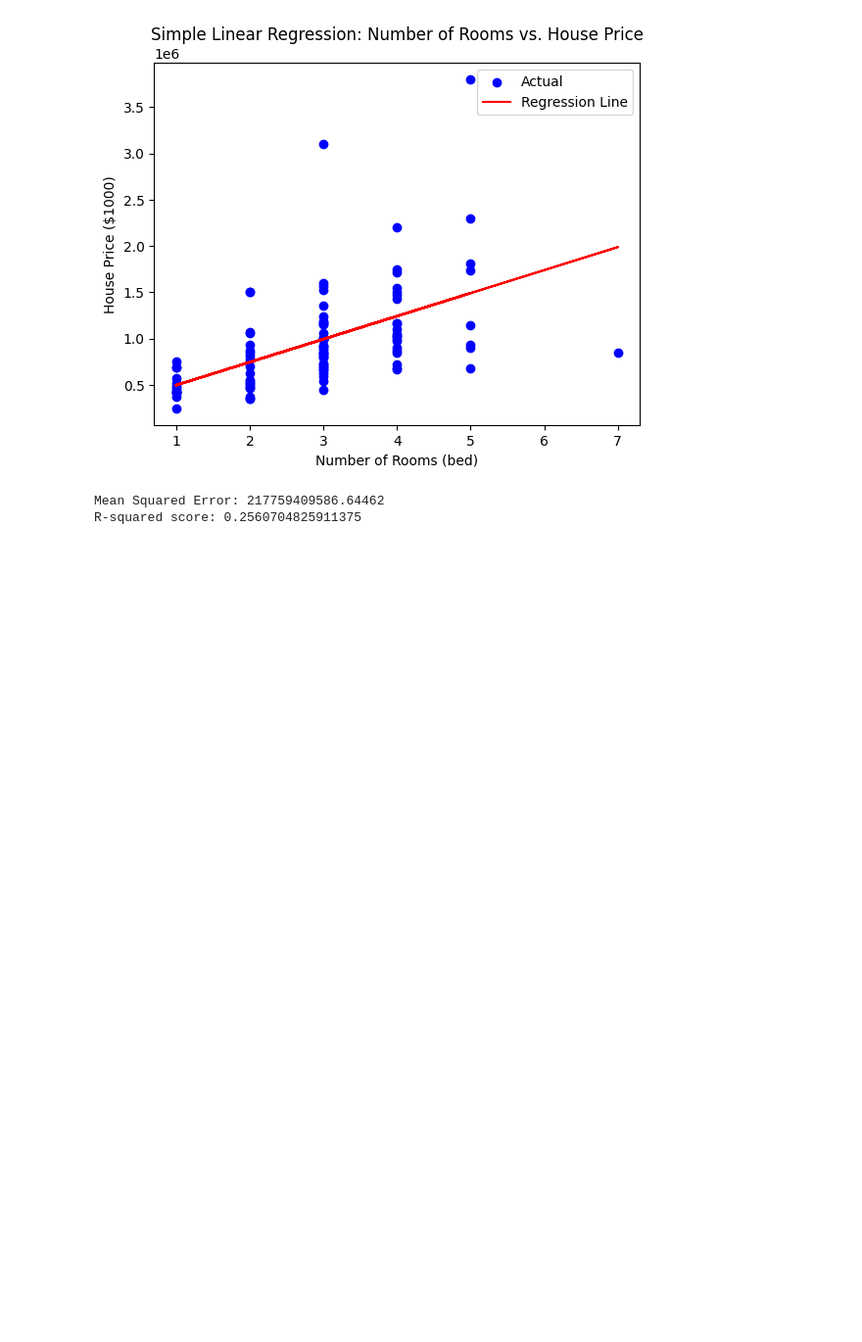
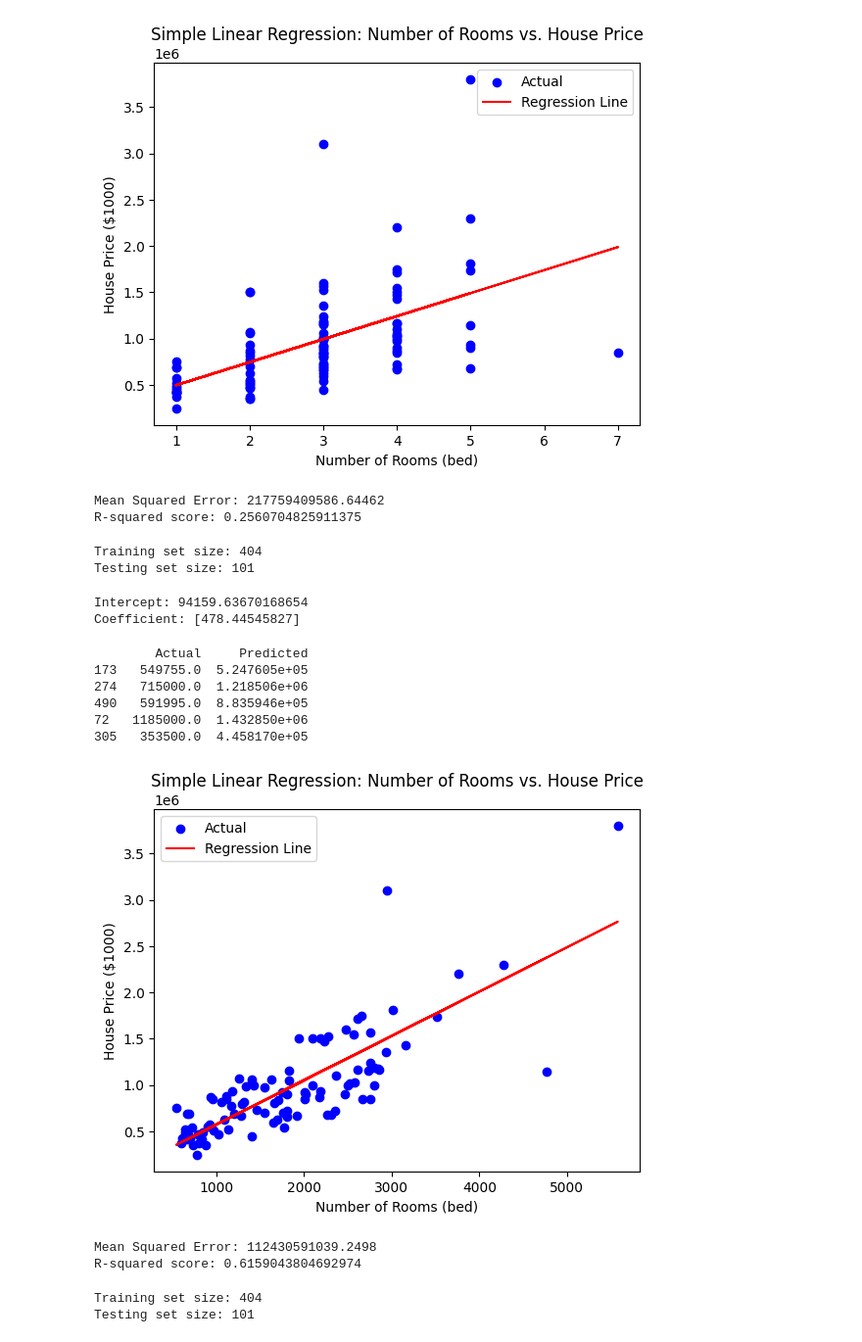
Before and after one commit to zahra-rajabi/ML_first_project, a Jupyter notebook: Zahra_rajabi_linear_regression.ipynb, the cells around one changed output. Shown at 98% size. Cells and saved outputs as stored; diff of their text form; code cells hidden in the pictures; blank space fills up the shorter version.

Commit message:
linear regression on more properties

```diff
--- a/Zahra_rajabi_linear_regression.ipynb
+++ b/Zahra_rajabi_linear_regression.ipynb
@@ -94,3 +94,75 @@ print(f"R-squared score: {r2}")
 # %% [output]
 Mean Squared Error: 217759409586.64462
 R-squared score: 0.2560704825911375
+# %%
+x = df[['size']]
+y = df['price']
+# Split the data into training and testing sets (80% train, 20% test)
+X_train, X_test, y_train, y_test = train_test_split(x, y, test_size=0.2, random_state=42)
+
+print(f"Training set size: {X_train.shape[0]}")
+print(f"Testing set size: {X_test.shape[0]}")
+# %% [output]
+Training set size: 404
+Testing set size: 101
+# %%
+# Create a Linear Regression model
+model = LinearRegression()
+model.fit(X_train , y_train)
+
+print(f"Intercept: {model.intercept_}")
+print(f"Coefficient: {model.coef_}")
+# %% [output]
+Intercept: 94159.63670168654
+Coefficient: [478.44545827]
+# %%
+# Predict house prices for the test set
+y_pred = model.predict(X_test)
+
+# Display the first few predictions alongside the actual values
+predictions = pd.DataFrame({'Actual': y_test, 'Predicted': y_pred})
+print(predictions.head())
+# %% [output]
+        Actual     Predicted
+173   549755.0  5.247605e+05
+274   715000.0  1.218506e+06
+490   591995.0  8.835946e+05
+72   1185000.0  1.432850e+06
+305   353500.0  4.458170e+05
+# %%
+# Plot the actual data points
+plt.scatter(X_test, y_test, color='blue', label='Actual')
+
+# Plot the regression line
+plt.plot(X_test, y_pred, color='red', label='Regression Line')
+
+# Add labels and title
+plt.xlabel('Number of Rooms (bed)')
+plt.ylabel('House Price ($1000)')
+plt.title('Simple Linear Regression: Number of Rooms vs. House Price')
+plt.legend()
+plt.show()
+# %% [output]
+[figure, added]
+# %%
+# Calculate Mean Squared Error (MSE)
+mse = mean_squared_error(y_test, y_pred)
+print(f"Mean Squared Error: {mse}")
+
+# Calculate R-squared score
+r2 = r2_score(y_test, y_pred)
+print(f"R-squared score: {r2}")
+# %% [output]
+Mean Squared Error: 112430591039.2498
+R-squared score: 0.6159043804692974
+# %%
+x = df[['beds']]
+y = df['size']
+# Split the data into training and testing sets (80% train, 20% test)
+X_train, X_test, y_train, y_test = train_test_split(x, y, test_size=0.2, random_state=42)
+
+print(f"Training set size: {X_train.shape[0]}")
+print(f"Testing set size: {X_test.shape[0]}")
+# %% [output]
+Training set size: 404
+Testing set size: 101
```
Also changed, not shown: parts of 4 cells of this notebook.
